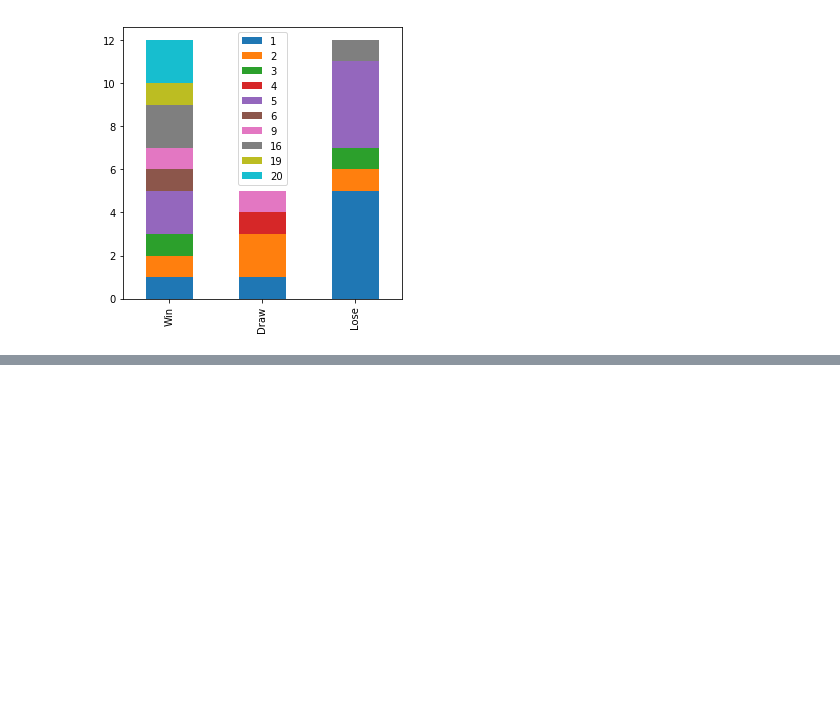
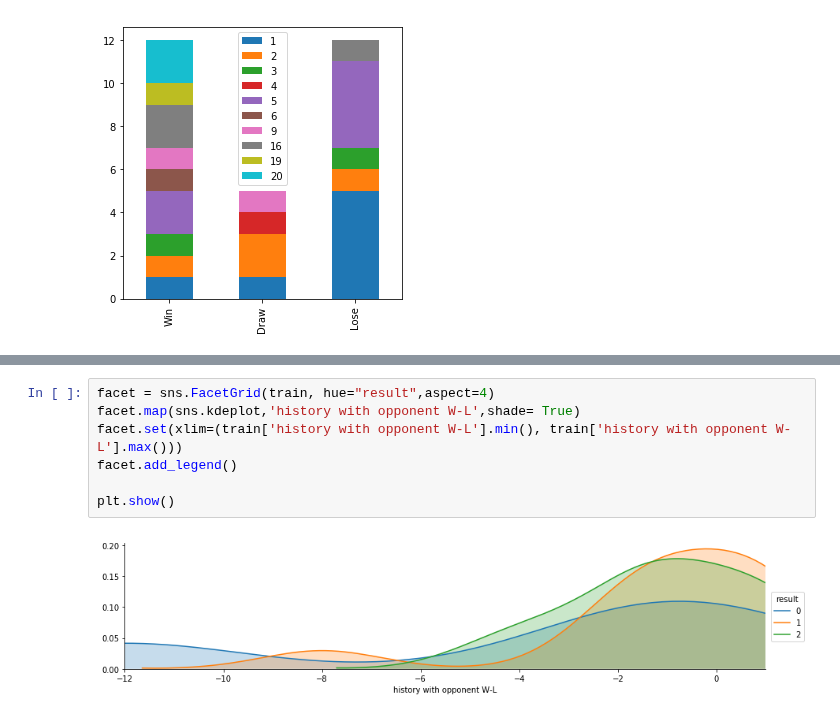
Before and after one commit to Hwnag-jihoon/Prediction-on-2018-Russia-WorldCup, a Jupyter notebook: Prediction on 2018 Russia WorldCup.ipynb, the cells around one changed output, grey strips where cells are left out. Drawn from its saved outputs; the diff is of its cells as text; blank space fills up the shorter version.

```diff
--- a/Prediction on 2018 Russia WorldCup.ipynb
+++ b/Prediction on 2018 Russia WorldCup.ipynb
@@ -260,0 +338,9 @@ bar_chart('Team1 market val.','Team2 market val.')
+# %%
+facet = sns.FacetGrid(train, hue="result",aspect=4)
+facet.map(sns.kdeplot,'history with opponent W-L',shade= True)
+facet.set(xlim=(train['history with opponent W-L'].min(), train['history with opponent W-L'].max()))
+facet.add_legend()
+
+plt.show()
+# %% [output]
+[figure, added]
```
Also changed, not shown: parts of 80 cells of this notebook, 11 other files.
